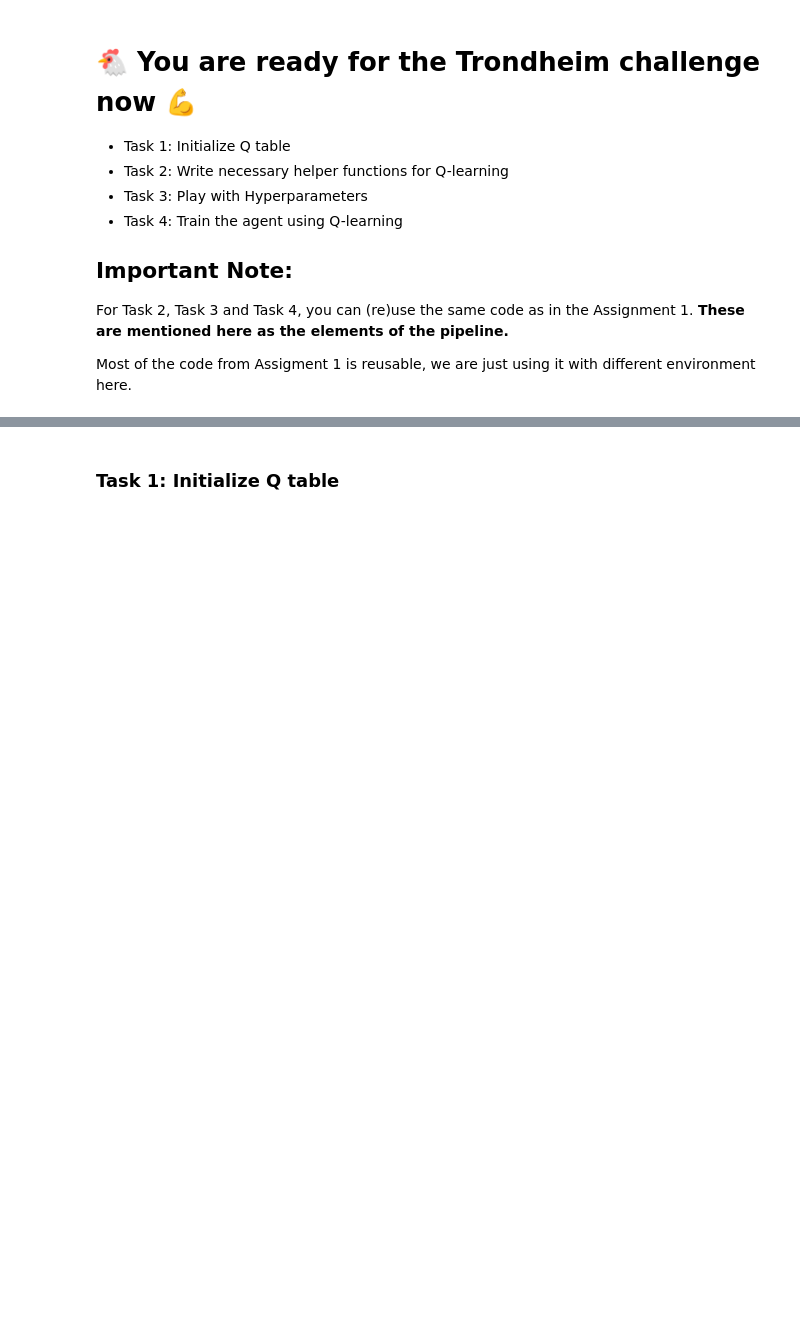
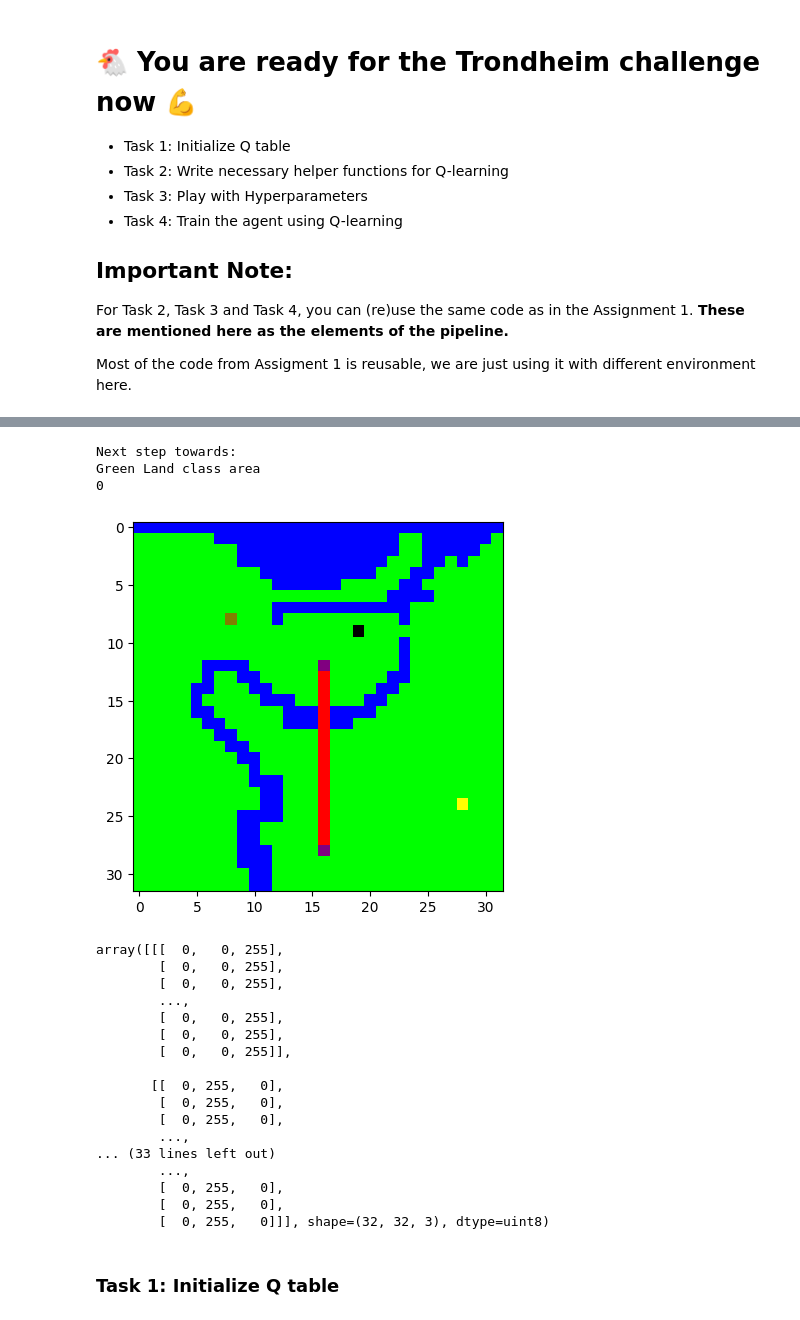
Before and after one commit to baardby/Intro-To-ML-Assignment-3, a Jupyter notebook: Project3_RL.ipynb, the cells around one changed output, grey strips where cells are left out. Drawn from its saved outputs; the diff is of its cells as text; code cells hidden in the pictures; blank space fills up the shorter version.

```diff
--- a/Project3_RL.ipynb
+++ b/Project3_RL.ipynb
@@ -726,7 +871,7 @@ tmp_env.close()
 # %%
 # let's configure the environment and see how it looks like
 env_config = {
-    'env_image_path':'input_images/image_TRD_2.png',
+    'env_image_path':'image_TRD_2.png',
     'dead_allowed':False,
     'remove_after_location_found':True,
     'start_random':False,
@@ -746,11 +912,33 @@ tmp_env.render()
 # %%
 # select the action here
-my_action = 'right'
+my_action = 'up'
 
 # here is your action
 obs, rew, term, info = tmp_env.step(action_dict[my_action])
 print(rew)
 tmp_env.render()
+# %% [output]
+Next step towards:
+Green Land class area
+0
+[figure, added]
+array([[[  0,   0, 255],
+        [  0,   0, 255],
+        [  0,   0, 255],
+        ...,
+        [  0,   0, 255],
+        [  0,   0, 255],
+        [  0,   0, 255]],
+
+       [[  0, 255,   0],
+        [  0, 255,   0],
+        [  0, 255,   0],
+        ...,
+... (33 lines left out)
+        ...,
+        [  0, 255,   0],
+        [  0, 255,   0],
+        [  0, 255,   0]]], shape=(32, 32, 3), dtype=uint8)
 # %% [markdown]
 ### Task 1: Initialize Q table
 # %%
```
Also changed, not shown: parts of 23 cells of this notebook, 1 other file.
